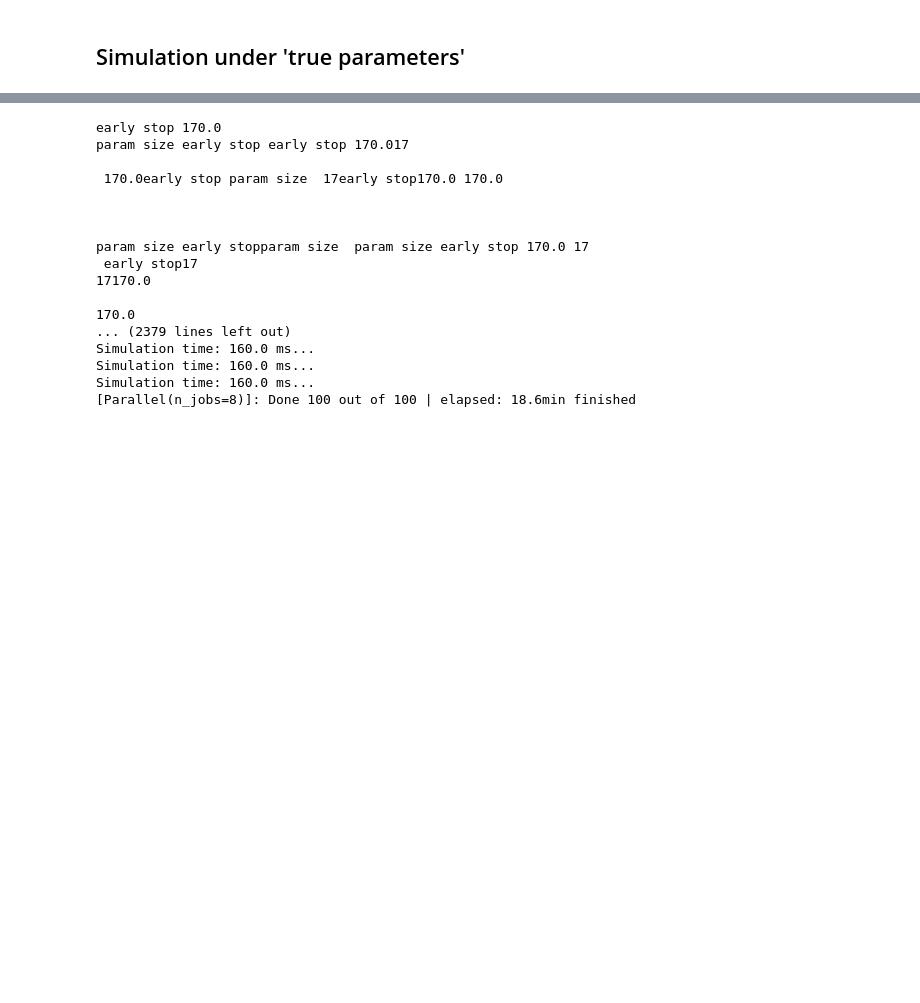
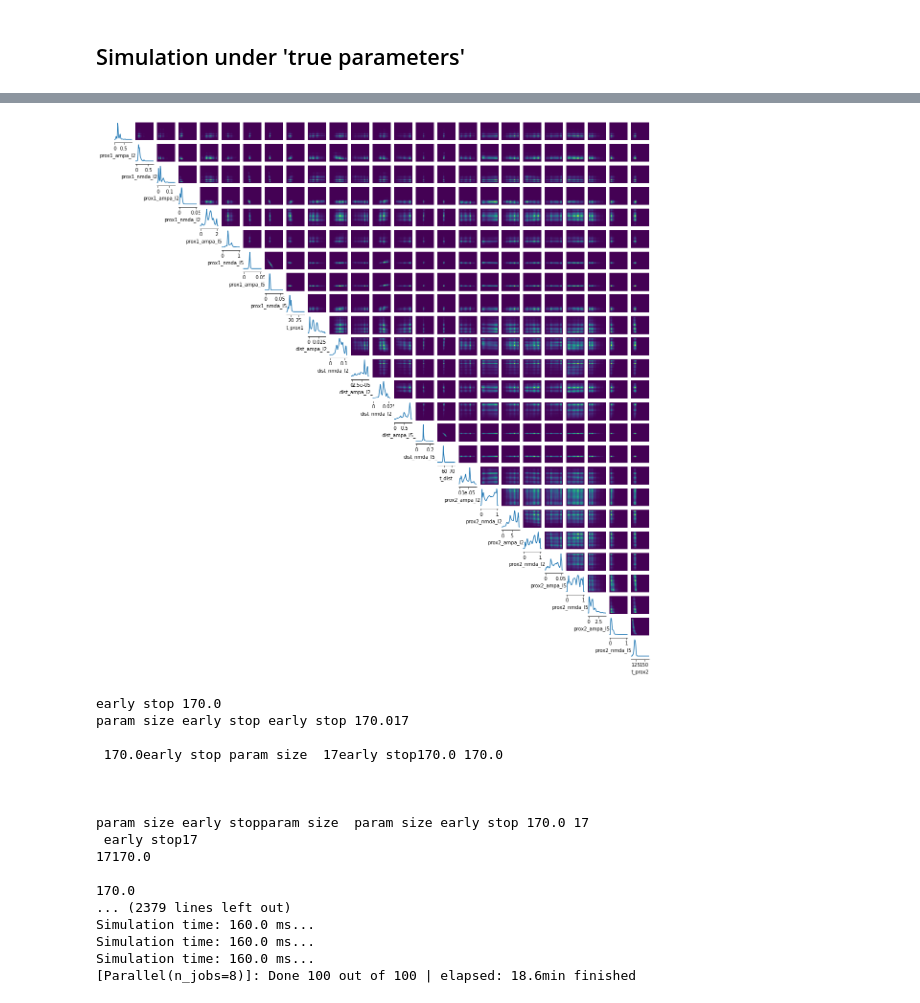
Before and after one commit to andererka/SBI_for_EEG, a Jupyter notebook: notebooks/exploring_17_parameters.ipynb, the cells around one changed output, grey strips where cells are left out. Saved outputs shown, nothing was run; the diff lists cells and outputs as text; code cells hidden in the pictures; blank space fills up the shorter version.

```diff
--- a/notebooks/exploring_17_parameters.ipynb
+++ b/notebooks/exploring_17_parameters.ipynb
@@ -247,3 +268,23 @@ for i in range(12, 17):
+# %%
+posterior.set_default_x(obs_real_stat)
+condition = posterior.sample((1,))
+# %%
+_ = analysis.conditional_pairplot(
+    density=posterior,
+    condition=condition,
+    limits=limits,
+    figsize=(20, 20),
+    #points=true_params,
+    points_offdiag={"markersize": 6},
+    points_colors="r",
+    labels=parameter_names,
+    #color_map = ['Blues', 'Reds'],
+    #alpha1 = 0.8,
+    #alpha2 = 0.4
+
+)
+# %% [output]
+[figure, added]
 # %%
 samples = posterior.sample((100,), x=obs_real_stat)
 # %%
```
Also changed, not shown: parts of 12 cells of this notebook, 7 other files.
